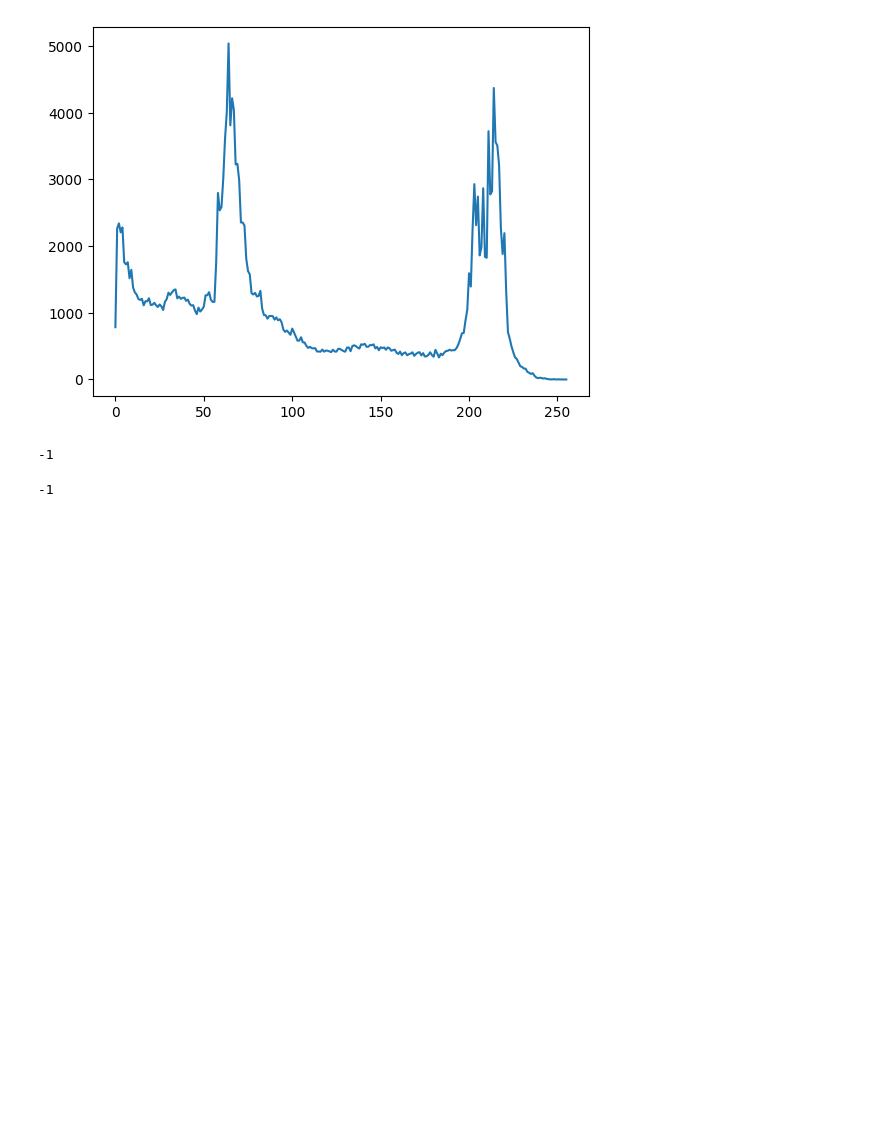
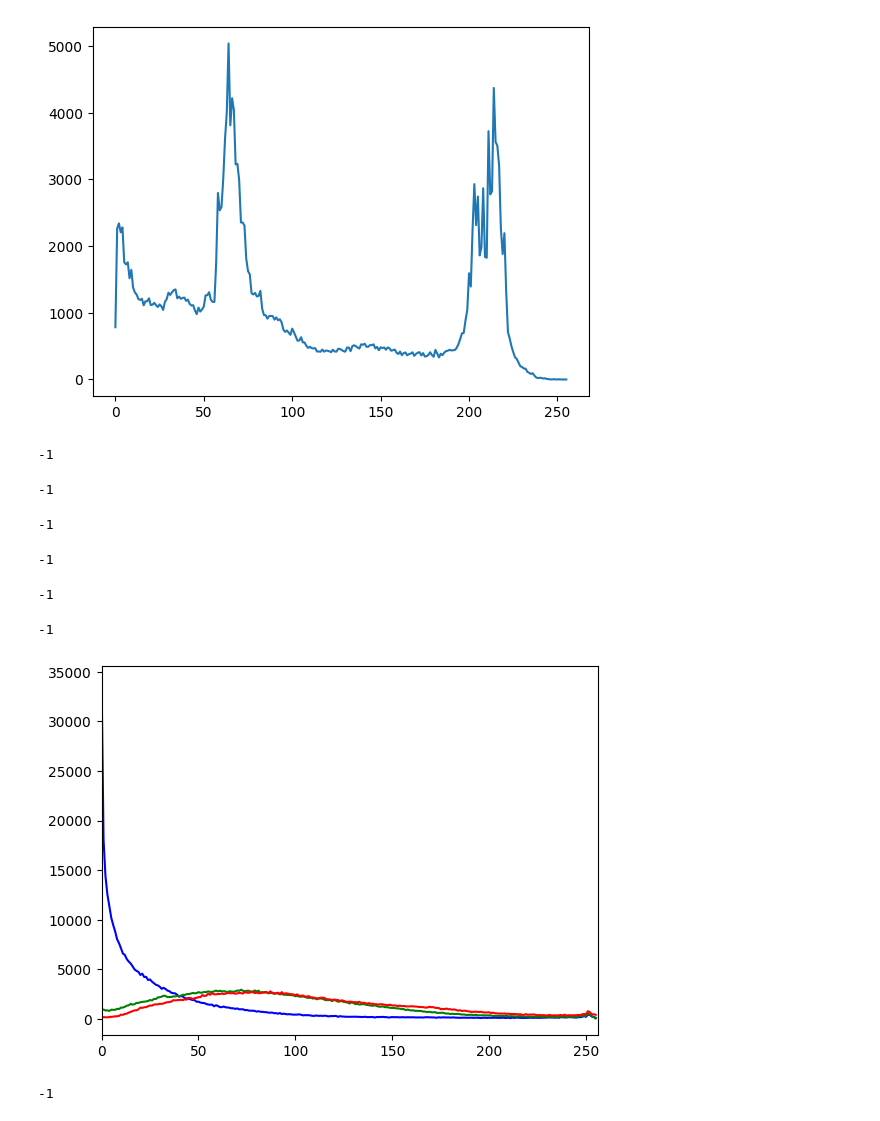
Before and after one commit to carmele9/vision_por_Computador, a Jupyter notebook: intro.ipynb, the cells around one changed output. Cells and saved outputs as stored; diff of their text form; code cells hidden in the pictures; blank space fills up the shorter version.

Commit message:
aprender imagen gato, transformaciones

```diff
--- a/intro.ipynb
+++ b/intro.ipynb
@@ -618,6 +618,68 @@ cv2.waitKey(1)
 -1
 # %%
 # Retocar una imagen estropeada
-imagen_becquer = cv2.imread("becquer_emojis.png")
-heigth, width = imagen_becquer.shape[0], imagen_becquer.shape[1]
+imagen_becquer = cv2.imread("imagen_becquer4.png")
+heigth_bec, width_bec = imagen_becquer.shape[0], imagen_becquer.shape[1]
 # Vamos a convertir pixel mayor que 0 a negro, el negro se pasa a blanco
+# FF1DD3 --> [255, 29, 211]
+#
+for i in range (heigth_bec):
+    for j in range (width_bec):
+        if imagen_becquer[i,j][2] == [0] and imagen_becquer[i,j][1] == [0] and imagen_becquer[i,j][0]== [0]:
+            imagen_becquer[i,j] = [255,255,255]
+        else:
+            imagen_becquer[i,j] = 0
+
+mask = imagen_becquer
+cv2.imwrite("Mask.jpg", mask)
+cv2.imshow("Imagen Becquer Mascara",mask)
+cv2.waitKey(0)
+cv2.destroyAllWindows()
+cv2.waitKey(1)
+# %% [output]
+-1
+# %%
+mask_grey = cv2.cvtColor(mask, cv2.COLOR_BGR2GRAY)
+imagen_becquer_color = cv2.imread("imagen_becquer4.png")
+imagen_becquer_arreglada = cv2.inpaint(imagen_becquer_color, mask_grey, 50,cv2.INPAINT_TELEA) # NS -> Ecuaciones Diferenciales
+cv2.imwrite("Imagen_Becquer_Arreglada.png", imagen_becquer_arreglada)
+cv2.imshow("Imagen Becquer Arreglada", imagen_becquer_arreglada)
+cv2.waitKey(0)
+cv2.destroyAllWindows()
+cv2.waitKey(1)
+# %% [output]
+-1
+# %%
+cv2.imshow("Imagen Becquer Mascara Grey",mask_grey)
+cv2.waitKey(0)
+cv2.destroyAllWindows()
+cv2.waitKey(1)
+# %% [output]
+-1
+# %%
+# Transformaciones de Intensidad sin Fourier
+# Lineal, Inversion Log, Log, Gamma (exponencial), Identidad, Raíz cuadrada
+cv2.imshow("Imagen Paisaje",resize_aspect)
+cv2.waitKey(0)
+cv2.destroyAllWindows()
+cv2.waitKey(1)
+# %% [output]
+-1
+# %%
+color = ("b", "g", "r")
+for i, col in enumerate(color):
+    hist = cv2.calcHist([resize_aspect], [i], None, [256], [0,256])
+    plt.plot(hist, color = col)
+    plt.xlim([0,256])
+plt.show()
+# %% [output]
+[figure, added]
+# %%
+# Imagen Negativo = 1-Imagen
+imagen_paisaje_neg = 1-resize_aspect
+cv2.imshow("Imagen Paisaje Negada",imagen_paisaje_neg)
+cv2.waitKey(0)
+cv2.destroyAllWindows()
+cv2.waitKey(1)
+# %% [output]
+-1
```
Also changed, not shown: parts of 10 cells of this notebook, 5 other files.
